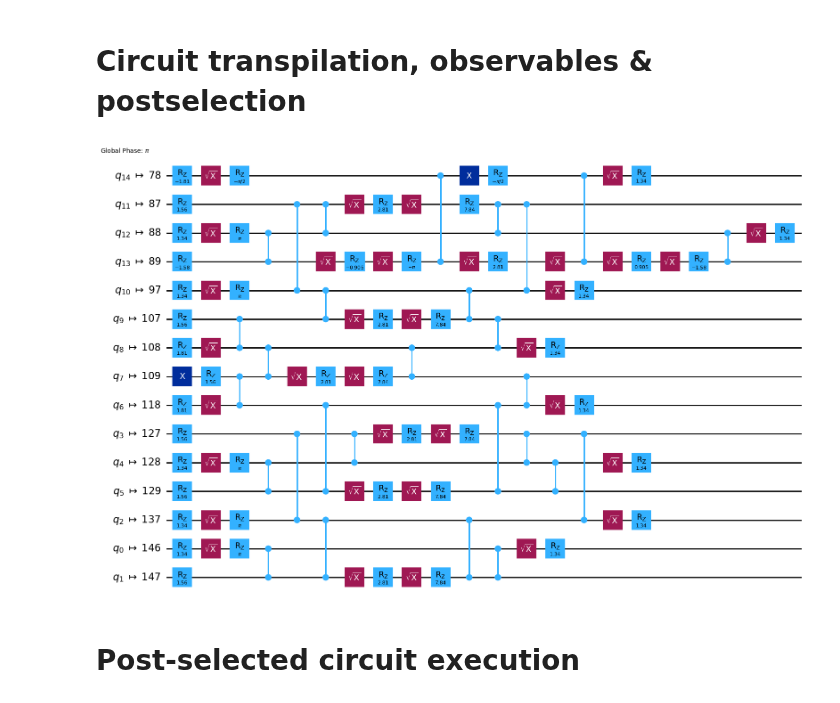
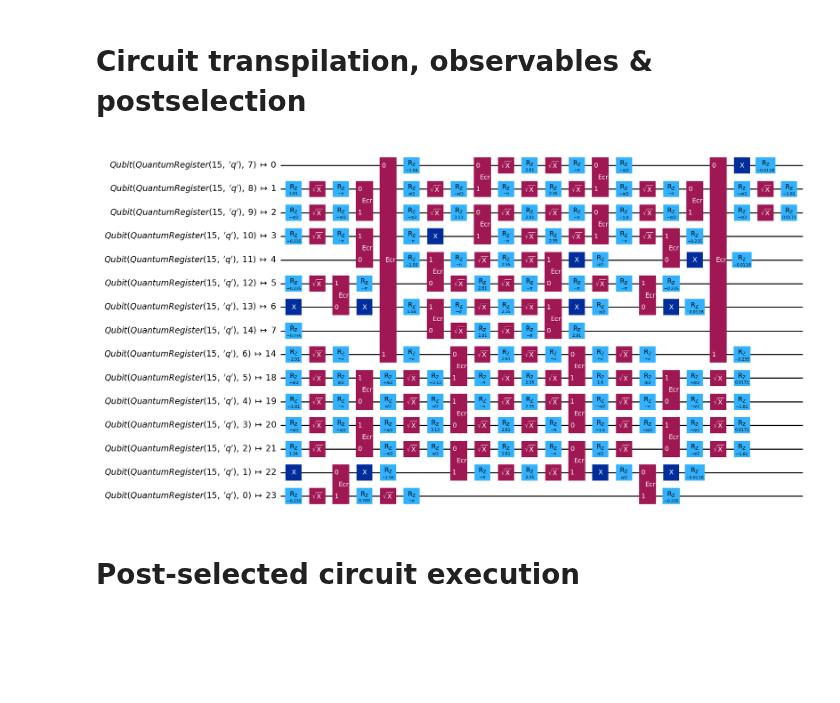
Before and after one commit to Fradm98/qs-qh, a Jupyter notebook: src/notebooks/Z2/z2_chain_hardware_postselection.ipynb, the cells around one changed output. Cells and saved outputs as stored; diff of their text form; code cells hidden in the pictures; blank space fills up the shorter version.

Commit message:
Compiled circuits are now saved

```diff
--- a/src/notebooks/Z2/z2_chain_hardware_postselection.ipynb
+++ b/src/notebooks/Z2/z2_chain_hardware_postselection.ipynb
@@ -7,12 +10,12 @@
 from utils.hexec import create_estimator_options
 from utils.hexec import ExecDB
 
-L_arr = [8, 16, 24, 32, 40, 48, 50, 52]
+L_arr = [8]
 # L_arr = [8]
 J = 1
 h = 0.05
 lamb = 0.7
-g = None
+g = 5
 
 x_basis = False
 
@@ -26,6 +29,8 @@ shots = [50000]
 
 execution_database = "z2_chain_jobs_postselection.json"
 job_db = ExecDB(execution_database)
+
+circ_folder_path = "Circuits/"
 # %% [markdown]
 # Device selection
 # %%
@@ -34,13 +39,13 @@ from cobos.tokens import ibm_token, group_instance, group_instance2
 # from fradm.tokens import ibm_token, group_instance
 
 channel = "ibm_quantum"
-# device = "ibm_kyiv"
+device = "ibm_kyiv"
 # device = "ibm_brisbane"
-device = "ibm_fez"
+# device = "ibm_fez"
 # device = "ibm_sherbrooke"
 # device = "ibm_torino"
 
-eplg_absolute = 4.54e-3
+eplg_absolute =  3.93e-3
 
 service = QiskitRuntimeService(channel=channel, token=ibm_token, instance=group_instance2)
 backend = service.backend(device)
@@ -50,43 +55,48 @@ backend = service.backend(device)
 from z2chain.circs import physical_particle_pair_quench_simulation_circuits, erradj_particle_pair_quench_simulation_circuits
 from z2chain.operators import local_pauli_z, local_pauli_x, postselection_operators
 from utils.hexec import get_backend_best_qubit_chain
+from utils.circs import generate_and_save_circs
 from functools import partial
+import os
 
 optimization_level = 2
 
 circuits = [] # circuits[L][t]
 observable_generating_funcs = [] #observable_generating_funcs[L][i]
 postselection_operators_funcs = []
 
 sampler_options = [{
-    "default_shots": 10000,
+    "default_shots": nshots,
     "execution": {
         "init_qubits": True,
         "meas_type": "classified"
     },
     "dynamical_decoupling": {
         "enable": True,
         "sequence_type": "XY4"
     },
     "twirling": {
         "enable_gates": True,
         "enable_measure": True,
         "num_randomizations": "auto",
         "shots_per_randomization": "auto"
     }
-}]
+} for nshots in shots]
+
 extra_options = [{"backend": device, "L": L, "J": J, "h": h, "λ":lamb, "g": g, "particle_pair_position": pp_pos, "particle_pair_length": particle_pair_length, "final_time": final_time, "eplg": eplg_absolute} for L, pp_pos in zip(L_arr, particle_pair_left_positions)]
 
 for L, pp_ps in zip(L_arr, particle_pair_left_positions):
+    circuits_filepath = os.path.join(circ_folder_path, f"z2chain_quench_circs_{device}_maxt_{final_time}_steps_{steps}_L_{L}_J_{J:.04f}_h_{h:.04f}_lamb_{lamb:.04f}_g_{g}_pp_{pp_ps}_pl_{particle_pair_length}_xbasis_{x_basis}.qpy")
     qubits_inds = get_backend_best_qubit_chain(backend, 2*L-1)
-    physical_circuits = erradj_particle_pair_quench_simulation_circuits(L, J, h, lamb, pp_ps, particle_pair_length, final_time, steps, backend, optimization_level, eplg_absolute, g, qubits_inds, x_basis)
+    circs_func_args = (L, J, h, lamb, pp_ps, particle_pair_length, final_time, steps, backend, optimization_level, eplg_absolute, g, qubits_inds, x_basis)
+    physical_circuits = generate_and_save_circs(circuits_filepath, erradj_particle_pair_quench_simulation_circuits, *circs_func_args)
     observable_generating_funcs.append([partial(local_pauli_z if not x_basis else local_pauli_x, qubit_ind=i) for i in range(2*L-1)])
     postselection_operators_funcs.append(lambda nqubits: postselection_operators((nqubits + 1)//2, x_basis))
     circuits.append(physical_circuits)
 
 circuits[0][1].draw(output="mpl", idle_wires=False)
 # %% [output]
-[figure, old version]
+[figure, new version]
 # %% [markdown]
 # Post-selected circuit execution
 # %% [markdown]
```
Also changed, not shown: parts of 8 cells of this notebook, 2 other files.
